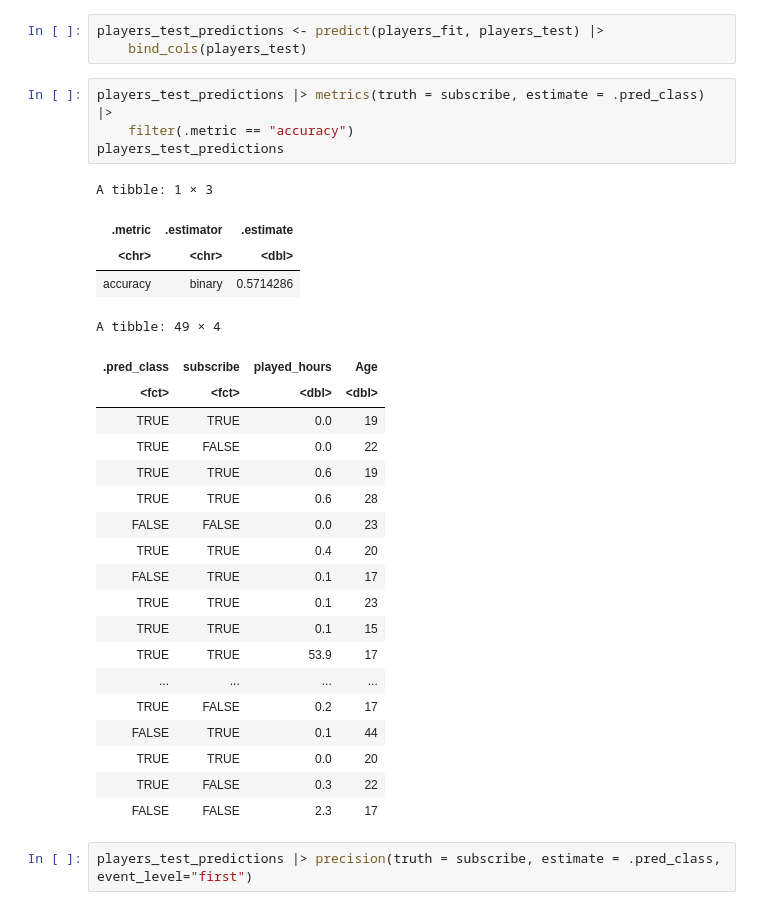
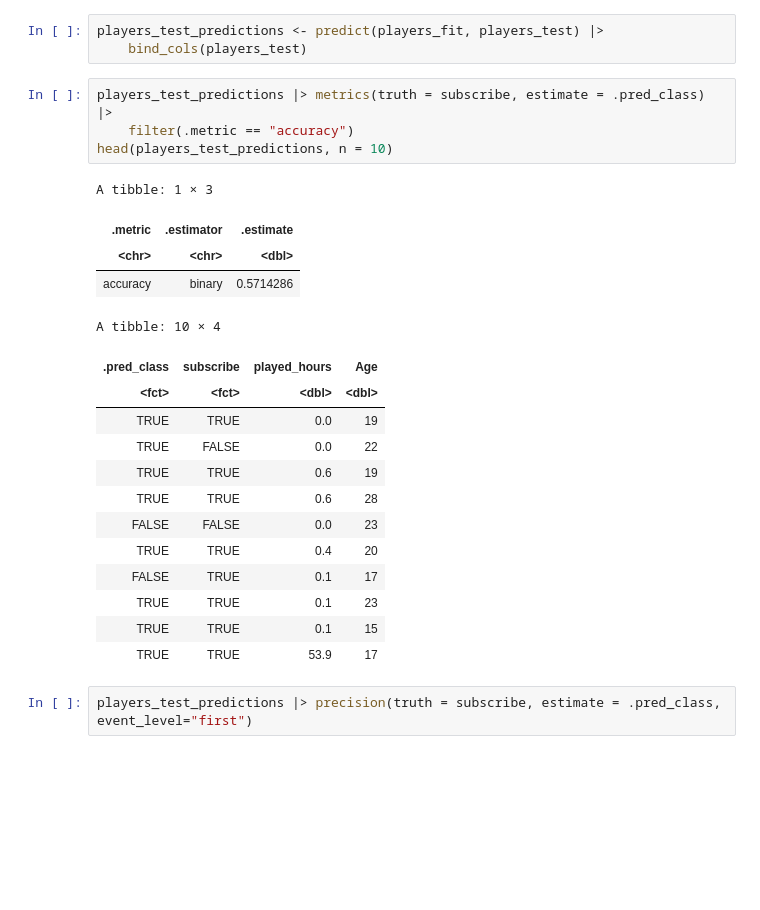
Before and after one commit to strikerjoseph734-glitch/final_project, a Jupyter notebook: final_project.ipynb, the cells around one changed output. Saved outputs shown, nothing was run; the diff lists cells and outputs as text; blank space fills up the shorter version.

```diff
--- a/final_project.ipynb
+++ b/final_project.ipynb
@@ -332,31 +329,25 @@ players_test_predictions <- predict(players_fit, players_test) |>
 # %%
 players_test_predictions |> metrics(truth = subscribe, estimate = .pred_class) |>
     filter(.metric == "accuracy")
-players_test_predictions
+head(players_test_predictions, n = 10)
 # %% [output]
 A tibble: 1 × 3
 | .metric | .estimator | .estimate |
 | <chr> | <chr> | <dbl> |
 | accuracy | binary | 0.5714286 |
-A tibble: 49 × 4
+A tibble: 10 × 4
 | .pred_class | subscribe | played_hours | Age |
 | <fct> | <fct> | <dbl> | <dbl> |
 | TRUE | TRUE | 0.0 | 19 |
 | TRUE | FALSE | 0.0 | 22 |
 | TRUE | TRUE | 0.6 | 19 |
 | TRUE | TRUE | 0.6 | 28 |
 | FALSE | FALSE | 0.0 | 23 |
 | TRUE | TRUE | 0.4 | 20 |
 | FALSE | TRUE | 0.1 | 17 |
 | TRUE | TRUE | 0.1 | 23 |
 | TRUE | TRUE | 0.1 | 15 |
 | TRUE | TRUE | 53.9 | 17 |
-| ... | ... | ... | ... |
-| TRUE | FALSE | 0.2 | 17 |
-| FALSE | TRUE | 0.1 | 44 |
-| TRUE | TRUE | 0.0 | 20 |
-| TRUE | FALSE | 0.3 | 22 |
-| FALSE | FALSE | 2.3 | 17 |
 # %%
 players_test_predictions |> precision(truth = subscribe, estimate = .pred_class, event_level="first")
 # %% [output]
```
Also changed, not shown: parts of 8 cells of this notebook.
